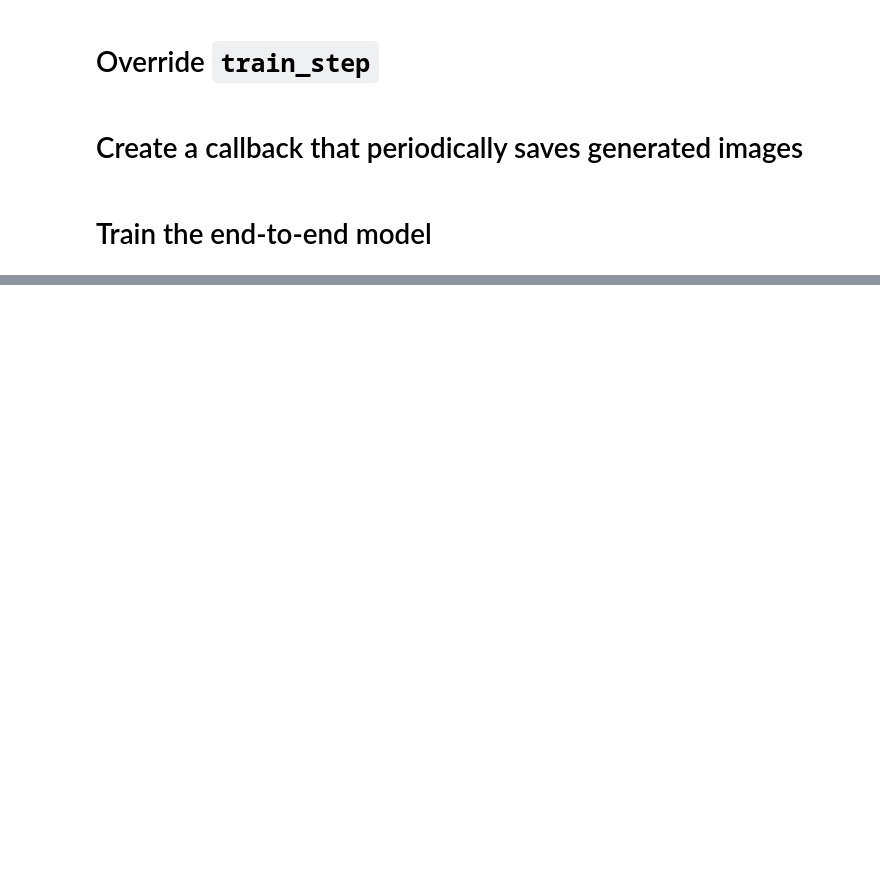
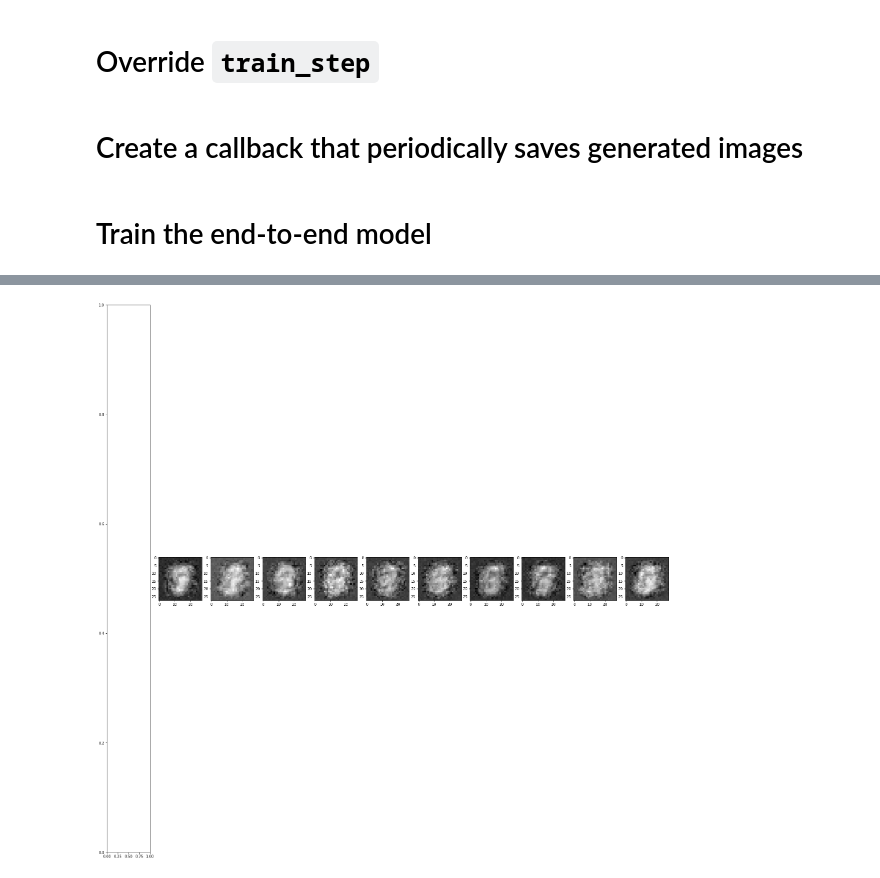
Before and after one commit to Ananassio/Data-Minig-Lab, a Jupyter notebook: Week_9/Assignment_9.ipynb, the cells around one changed output, grey strips where cells are left out. Cells and saved outputs as stored; diff of their text form; code cells hidden in the pictures; blank space fills up the shorter version.

```diff
--- a/Week_9/Assignment_9.ipynb
+++ b/Week_9/Assignment_9.ipynb
@@ -232,0 +240,46 @@ plt.show()
+# %%
+fig, (ax1, ax2,ax1, ax3,ax4, ax5,ax6, ax7,ax8, ax9,ax10) = plt.subplots(1, 11,figsize=(28,28))
+
+img = cv2.imread("generated_img_049_0.png")
+img_cvt=cv2.cvtColor(img, cv2.COLOR_BGR2RGB)
+ax1.imshow(img_cvt)
+
+img = cv2.imread("generated_img_049_1.png")
+img_cvt=cv2.cvtColor(img, cv2.COLOR_BGR2RGB)
+ax2.imshow(img_cvt)
+
+img = cv2.imread("generated_img_049_2.png")
+img_cvt=cv2.cvtColor(img, cv2.COLOR_BGR2RGB)
+ax3.imshow(img_cvt)
+
+img = cv2.imread("generated_img_049_3.png")
+img_cvt=cv2.cvtColor(img, cv2.COLOR_BGR2RGB)
+ax4.imshow(img_cvt)
+
+img = cv2.imread("generated_img_049_4.png")
+img_cvt=cv2.cvtColor(img, cv2.COLOR_BGR2RGB)
+ax5.imshow(img_cvt)
+
+img = cv2.imread("generated_img_049_5.png")
+img_cvt=cv2.cvtColor(img, cv2.COLOR_BGR2RGB)
+ax6.imshow(img_cvt)
+
+img = cv2.imread("generated_img_049_6.png")
+img_cvt=cv2.cvtColor(img, cv2.COLOR_BGR2RGB)
+ax7.imshow(img_cvt)
+
+img = cv2.imread("generated_img_049_7.png")
+img_cvt=cv2.cvtColor(img, cv2.COLOR_BGR2RGB)
+ax8.imshow(img_cvt)
+
+img = cv2.imread("generated_img_049_8.png")
+img_cvt=cv2.cvtColor(img, cv2.COLOR_BGR2RGB)
+ax9.imshow(img_cvt)
+
+img = cv2.imread("generated_img_049_9.png")
+img_cvt=cv2.cvtColor(img, cv2.COLOR_BGR2RGB)
+ax10.imshow(img_cvt)
+
+plt.show()
+# %% [output]
+[figure, added]
```
Also changed, not shown: parts of 5 cells of this notebook.
